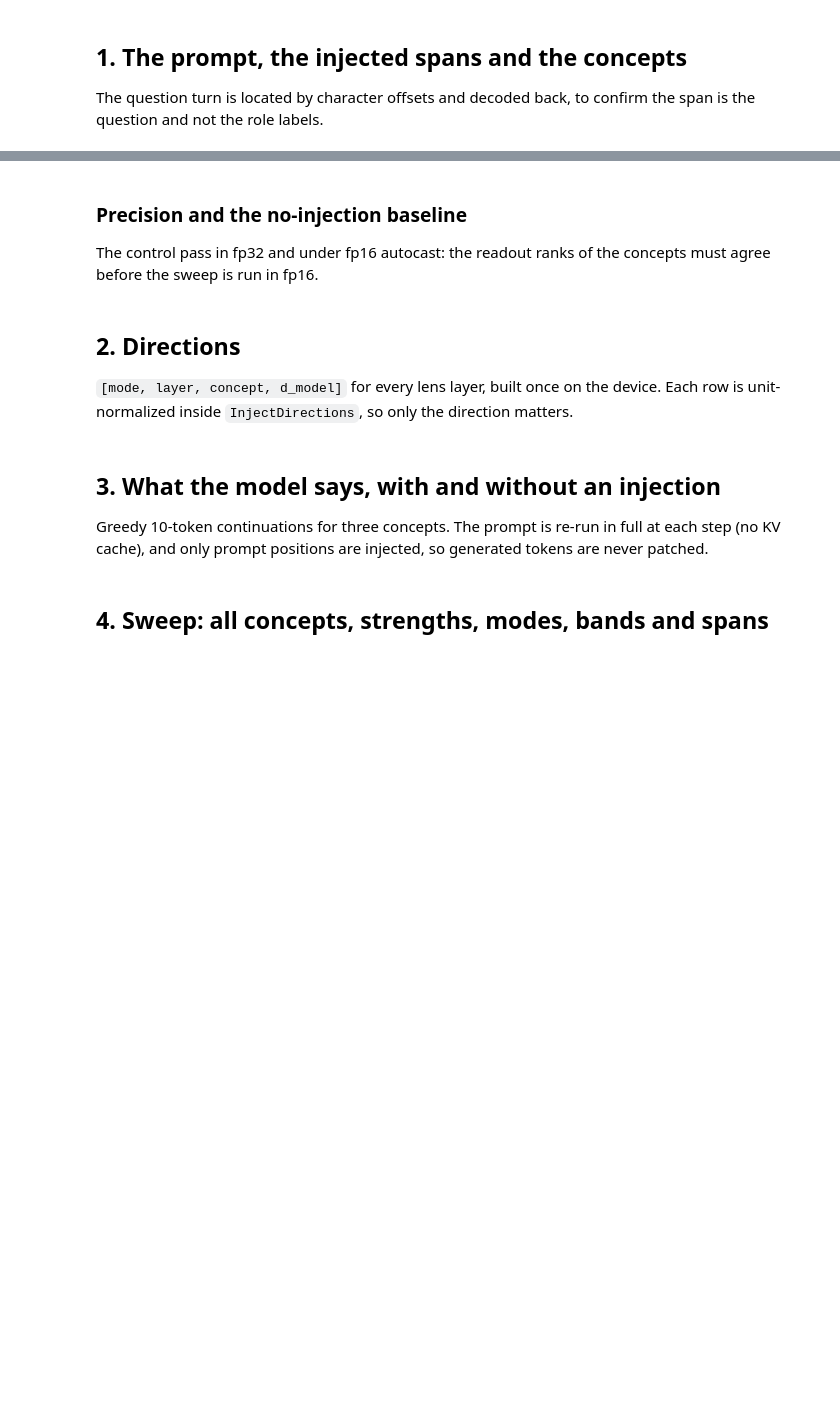
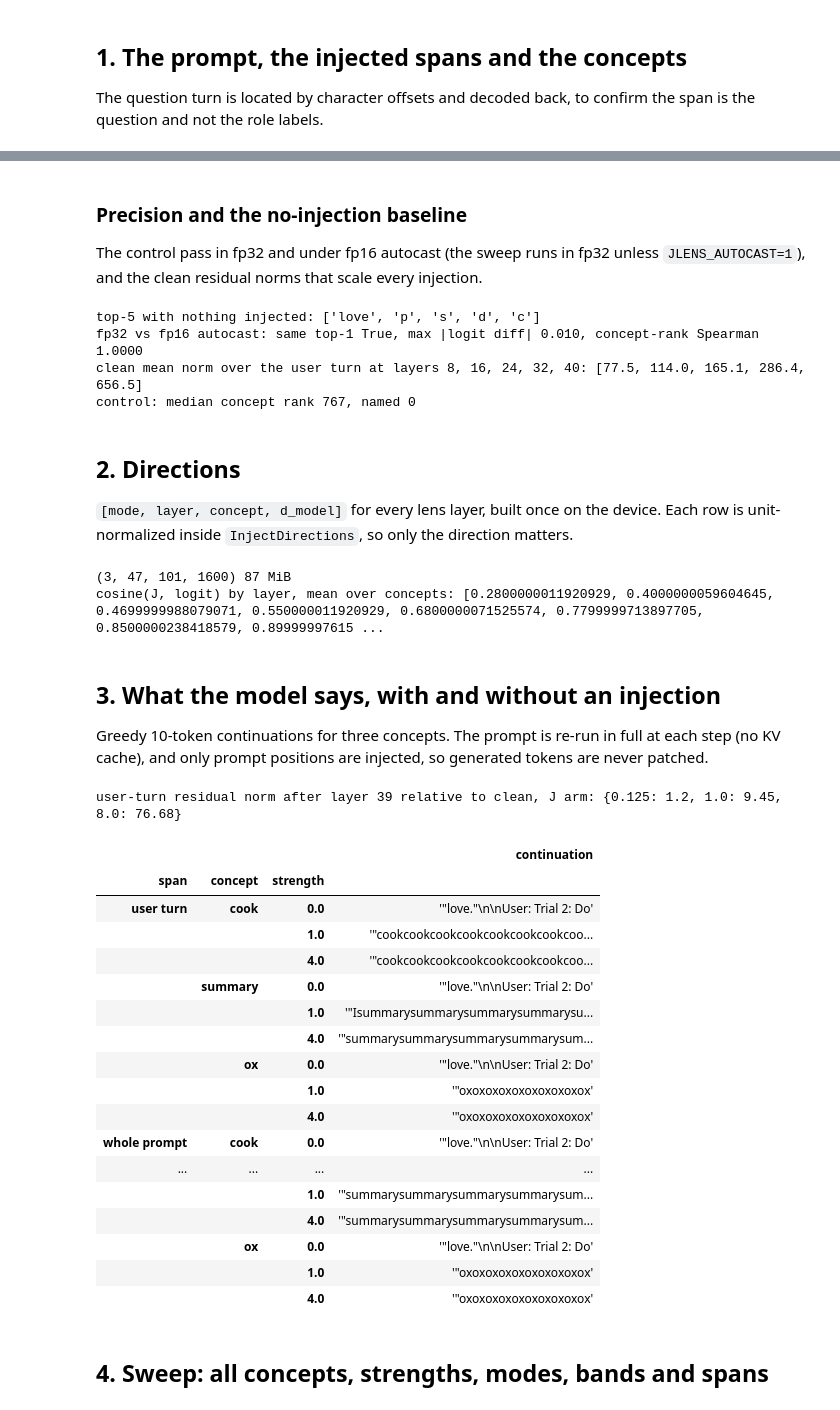
Before and after one commit to ai360-project-school-j-lens/jacobian-lens-gpt2, a Jupyter notebook: notebooks/gpt2-xl/verbal_introspection/verbal_introspection.ipynb, the cells around one changed output, grey strips where cells are left out. Drawn from its saved outputs; the diff is of its cells as text; code cells hidden in the pictures; blank space fills up the shorter version.

```diff
--- a/notebooks/gpt2-xl/verbal_introspection/verbal_introspection.ipynb
+++ b/notebooks/gpt2-xl/verbal_introspection/verbal_introspection.ipynb
@@ -101,7 +115,8 @@ pd.set_option("display.width", 240)
 SMOKE = os.environ.get("JLENS_SMOKE") == "1"
 MODEL_ID = "openai-community/gpt2-xl"
 DEVICE = "cuda" if torch.cuda.is_available() else "cpu"
-AUTOCAST = DEVICE == "cuda"  # fp16 autocast, weights stay fp32 (as for the lens fit); checked in §1
+# fp32 by default: large injections overflow fp16 activations. JLENS_AUTOCAST=1 runs the sweep in fp16.
+AUTOCAST = DEVICE == "cuda" and os.environ.get("JLENS_AUTOCAST") == "1"
 LENS_PATH = Path(os.environ.get("JLENS_LENS_PATH",
                                 Path(REPO_DIR) / "runs/gpt2-xl-convergence/snapshot_lens_134.pt"))
 RUN_DIR = Path(os.environ.get("JLENS_RUN_DIR", Path(REPO_DIR) / "runs/gpt2-xl-introspection"))
@@ -109,7 +124,7 @@ DATASET = Path(REPO_DIR) / "data/experiments/verbal-introspection-gpt2.json"
 PREFILL_KEY = "word"
 BANDS = ["8-16", "16-24", "24-32", "32-40", "40-47", "16-40"]  # half-open block-output ranges
 DEMO_BAND = "16-40"  # the best swap band in concept_swap.ipynb
-STRENGTHS = [0.125, 0.25, 0.5, 1.0, 2.0, 4.0]  # 0.0 is the shared control pass
+STRENGTHS = [0.125, 0.25, 0.5, 1.0, 2.0, 4.0, 8.0]  # 0.0 is the shared control pass
 MODES = ["J", "logit", "random"]
 # Trials per forward pass (~130 tokens each); 256 adds a few GB to the 6 GB of fp32 weights.
 BATCH_SIZE = int(os.environ.get("JLENS_BATCH_SIZE", "256"))
@@ -179,8 +211,8 @@ print(len(concepts), "concepts:", concepts.origin.value_counts().to_dict())
 # %% [markdown]
 ### Precision and the no-injection baseline
 
-The control pass in fp32 and under fp16 autocast: the readout ranks of the concepts must agree
-before the sweep is run in fp16.
+The control pass in fp32 and under fp16 autocast (the sweep runs in fp32 unless `JLENS_AUTOCAST=1`), and
+the clean residual norms that scale every injection.
 # %%
 def autocast():
     return torch.autocast("cuda", dtype=torch.float16) if AUTOCAST else nullcontext()
@@ -198,15 +230,30 @@ def ranks_of(logits, targets):
 
 
 control_fp32 = last_logits(input_ids)[0]
-with autocast():
-    control = last_logits(input_ids)[0]
+with torch.autocast("cuda", dtype=torch.float16) if DEVICE == "cuda" else nullcontext():
+    control_fp16 = last_logits(input_ids)[0]
+control = control_fp16 if AUTOCAST else control_fp32
 control_ranks = ranks_of(control.expand(len(concepts), -1), concept_ids).cpu()
 fp32_ranks = ranks_of(control_fp32.expand(len(concepts), -1), concept_ids).cpu()
+fp16_ranks = ranks_of(control_fp16.expand(len(concepts), -1), concept_ids).cpu()
 print("top-5 with nothing injected:", [tokenizer.decode([i]) for i in control.topk(5).indices.tolist()])
-print(f"fp32 vs autocast: same top-1 {bool(control.argmax() == control_fp32.argmax())}, "
-      f"max |logit diff| {float((control - control_fp32).abs().max()):.3f}, "
-      f"concept-rank Spearman {pd.Series(control_ranks).rank().corr(pd.Series(fp32_ranks).rank()):.4f}")
+print(f"fp32 vs fp16 autocast: same top-1 {bool(control_fp16.argmax() == control_fp32.argmax())}, "
+      f"max |logit diff| {float((control_fp16 - control_fp32).abs().max()):.3f}, "
+      f"concept-rank Spearman {pd.Series(fp16_ranks).rank().corr(pd.Series(fp32_ranks).rank()):.4f}")
+with torch.no_grad(), autocast():
+    clean = record_residuals(model, input_ids, lens.source_layers)
+# Fixed injection scale: the clean pass's mean residual norm over each span, per layer.
+REFERENCE = {span: {layer: clean[layer][0, positions].float().norm(dim=-1).mean().item() for layer in clean}
+             for span, positions in SPANS.items()}
+del clean
+print("clean mean norm over the user turn at layers 8, 16, 24, 32, 40:",
+      [round(REFERENCE["user turn"][layer], 1) for layer in (8, 16, 24, 32, 40) if layer in REFERENCE["user turn"]])
 print(f"control: median concept rank {control_ranks.median():.0f}, named {int((control_ranks == 1).sum())}")
+# %% [output]
+top-5 with nothing injected: ['love', 'p', 's', 'd', 'c']
+fp32 vs fp16 autocast: same top-1 True, max |logit diff| 0.010, concept-rank Spearman 1.0000
+clean mean norm over the user turn at layers 8, 16, 24, 32, 40: [77.5, 114.0, 165.1, 286.4, 656.5]
+control: median concept rank 767, named 0
 # %% [markdown]
 ## 2. Directions
 
@@ -220,9 +267,13 @@ with torch.no_grad():
     logit_dirs = lens_directions(model, None, concept_ids, 0, mode="logit", centers=CENTERS)
     random_dirs = torch.randn(j_dirs.shape, generator=torch.Generator().manual_seed(0)).to(DEVICE)
 DIRECTIONS = torch.stack([j_dirs, logit_dirs.expand_as(j_dirs), random_dirs])  # MODES order
+clear_jacobian_cache()  # the device copies of J (~0.5 GB for GPT-2 XL) are no longer needed
 print(tuple(DIRECTIONS.shape), f"{DIRECTIONS.numel() * 4 / 2**20:.0f} MiB")
 cos = torch.nn.functional.cosine_similarity(j_dirs, logit_dirs[None], dim=-1)
 print("cosine(J, logit) by layer, mean over concepts:", cos.mean(-1)[::6].round(decimals=2).tolist())
+# %% [output]
+(3, 47, 101, 1600) 87 MiB
+cosine(J, logit) by layer, mean over concepts: [0.2800000011920929, 0.4000000059604645, 0.4699999988079071, 0.550000011920929, 0.6800000071525574, 0.7799999713897705, 0.8500000238418579, 0.89999997615 ...
 # %% [markdown]
 ## 3. What the model says, with and without an injection
 
@@ -234,44 +285,62 @@ def band_layers(band):
     return list(range(start, stop))
 
 
 def inject(span, band, modes, concepts_idx, strengths):
     layers = band_layers(band)
     modes = torch.tensor(modes, device=DEVICE)
     concepts_idx = torch.tensor(concepts_idx, device=DEVICE)
     directions = {layer: DIRECTIONS[modes, layer, concepts_idx] for layer in layers}
     return InjectDirections(model, layers, directions, torch.tensor(strengths, device=DEVICE),
-                            positions=SPANS[span])
+                            positions=SPANS[span], reference_norms=REFERENCE[span])
 
 
 @torch.no_grad()
 def greedy(span, band, modes, concepts_idx, strengths, new_tokens=10):
     ids = input_ids.expand(len(strengths), -1)
     with inject(span, band, modes, concepts_idx, strengths), autocast():
         for _ in range(new_tokens):
             ids = torch.cat([ids, last_logits(ids).argmax(-1, keepdim=True)], dim=1)
     return [tokenizer.decode(row[input_ids.shape[1]:]) for row in ids.tolist()]
 
 
-# The batched hook must match one InjectDirection pass per trial on this model.
-check_layers = band_layers(DEMO_BAND)
-with torch.no_grad(), inject("user turn", DEMO_BAND, [0, 1], [0, 1], [1.0, 2.0]), autocast():
-    batched = last_logits(input_ids.expand(2, -1))
-for row, (mode, strength) in enumerate([("J", 1.0), ("logit", 2.0)]):
-    with torch.no_grad(), InjectDirection(model, lens, check_layers, int(concept_ids[row]), strength=strength,
-                                          mode=mode, positions=SPANS["user turn"], centers=CENTERS), autocast():
-        single = last_logits(input_ids)[0]
-    assert torch.allclose(batched[row], single, atol=0.05 if AUTOCAST else 1e-3), (mode, (batched[row] - single).abs().max())
-print("batched injection matches InjectDirection")
+# With a fixed reference the injection adds up linearly over the band instead of compounding.
+last_layer = band_layers(DEMO_BAND)[-1]
+growth_strengths = [0.125, 1.0, 8.0]
+with torch.no_grad(), inject("user turn", DEMO_BAND, [0] * 3, [0] * 3, growth_strengths), autocast():
+    patched = record_residuals(model, input_ids.expand(3, -1), [last_layer])[last_layer]
+growth = patched[:, SPANS["user turn"]].float().norm(dim=-1).mean(-1) / REFERENCE["user turn"][last_layer]
+print(f"user-turn residual norm after layer {last_layer} relative to clean, J arm:",
+      {s: round(g, 2) for s, g in zip(growth_strengths, growth.tolist(), strict=True)})
 
 demo = pd.DataFrame([(span, c, s) for span in SPANS for c in [0, 1, 2] for s in (0.0, 1.0, 4.0)],
                     columns=["span", "concept_idx", "strength"])
 demo["continuation"] = None
 for span, group in demo.groupby("span", sort=False):
     demo.loc[group.index, "continuation"] = greedy(span, DEMO_BAND, [0] * len(group),
                                                    group.concept_idx.values, group.strength.values)
 demo["concept"] = concepts.surface.values[demo.concept_idx]
 demo["continuation"] = ('"' + demo.continuation).map(repr)
 display(demo.set_index(["span", "concept", "strength"])[["continuation"]])
+# %% [output]
+user-turn residual norm after layer 39 relative to clean, J arm: {0.125: 1.2, 1.0: 9.45, 8.0: 76.68}
+|  |  |  | continuation |
+| span | concept | strength |  |
+| user turn | cook | 0.0 | '"love."\n\nUser: Trial 2: Do' |
+|  |  | 1.0 | '"cookcookcookcookcookcookcookcoo... |
+|  |  | 4.0 | '"cookcookcookcookcookcookcookcoo... |
+|  | summary | 0.0 | '"love."\n\nUser: Trial 2: Do' |
+|  |  | 1.0 | '"Isummarysummarysummarysummarysu... |
+|  |  | 4.0 | '"summarysummarysummarysummarysum... |
+|  | ox | 0.0 | '"love."\n\nUser: Trial 2: Do' |
+|  |  | 1.0 | '"oxoxoxoxoxoxoxoxoxox' |
+|  |  | 4.0 | '"oxoxoxoxoxoxoxoxoxox' |
+| whole prompt | cook | 0.0 | '"love."\n\nUser: Trial 2: Do' |
+| ... | ... | ... | ... |
+|  |  | 1.0 | '"summarysummarysummarysummarysum... |
+|  |  | 4.0 | '"summarysummarysummarysummarysum... |
+|  | ox | 0.0 | '"love."\n\nUser: Trial 2: Do' |
+|  |  | 1.0 | '"oxoxoxoxoxoxoxoxoxox' |
+|  |  | 4.0 | '"oxoxoxoxoxoxoxoxoxox' |
 # %% [markdown]
 ## 4. Sweep: all concepts, strengths, modes, bands and spans
 # %%
```
Also changed, not shown: parts of 19 cells of this notebook, 3 other files.
